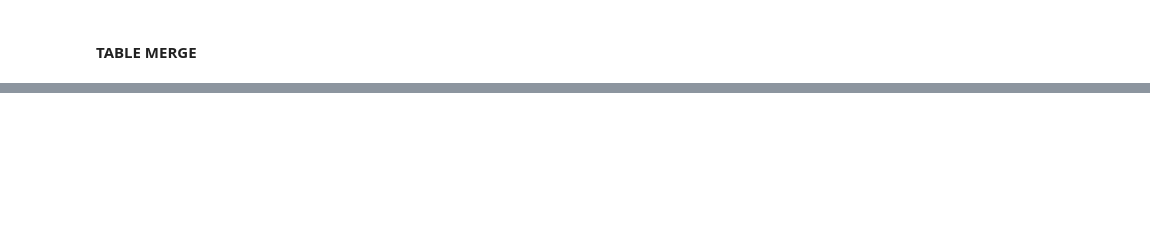
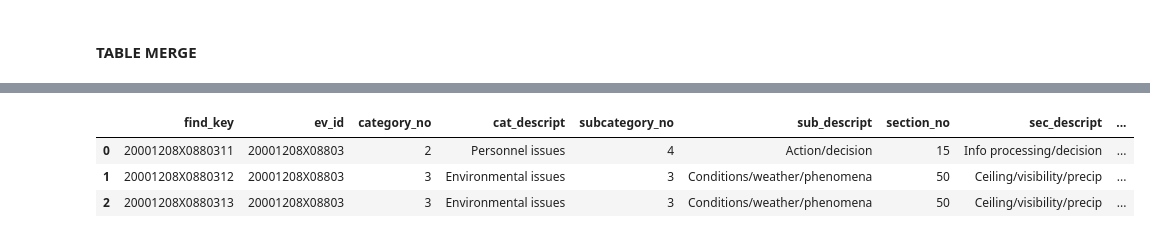
Before and after one commit to birr-data/capstone2, a Jupyter notebook: notebooks/1.3-mjg-data-wrangling.ipynb, the cells around one changed output, grey strips where cells are left out. Saved outputs shown, nothing was run; the diff lists cells and outputs as text; code cells hidden in the pictures; blank space fills up the shorter version.

Commit message:
Update: Update 1.3 nb - final merge setup.

```diff
--- a/notebooks/1.3-mjg-data-wrangling.ipynb
+++ b/notebooks/1.3-mjg-data-wrangling.ipynb
@@ -958,0 +965,34 @@ aircrew
+# %%
+# import csv generated files for each table and merge into working df.
+
+aircraft_file = 'D:/cap/capstone2/data/interim/aircraft.csv'
+aircraft_df = pd.read_csv(aircraft_file, encoding = 'Windows-1252', low_memory = False)
+
+crew_file = 'D:/cap/capstone2/data/interim/crew.csv'
+crew_df = pd.read_csv(crew_file, encoding = 'Windows-1252', low_memory = False)
+
+event_file = 'D:/cap/capstone2/data/interim/event.csv'
+event_df = pd.read_csv(event_file, encoding = 'Windows-1252', low_memory = False)
+
+findings_file = 'D:/cap/capstone2/data/interim/findings.csv'
+findings_df = pd.read_csv(findings_file, encoding = 'Windows-1252', low_memory = False)
+
+ratings_file = 'D:/cap/capstone2/data/interim/ratings.csv'
+ratings_df = pd.read_csv(ratings_file, encoding = 'Windows-1252', low_memory = False)
+
+#times.csv headers were edited to remove multi index in columns outside of Python environment
+times_file = 'D:/cap/capstone2/data/interim/times_edit.csv'
+times_df = pd.read_csv(times_file, encoding = 'Windows-1252', low_memory = False)
+
+pd.set_option('display.max_columns', None)
+
+# merge event data to findings data by event id.
+df = pd.merge(findings_df, event_df, how='left', on = 'ev_id')
+# merge aircraft data to to data by event id.
+df = pd.merge(df, aircraft_df, how='left', on = 'ev_id')
+# merge crew data to df data by event id.
+df = pd.merge(df, crew_df, how='left', on = 'ev_id')
+# merge ratings data to df data by pilot id.
+df = pd.merge(df, ratings_df, how='left', on='pilot_key')
+# merge times data to df data by pilot id.
+df = pd.merge(df, times_df, how='left', on='pilot_key')
@@ -958,0 +1024,7 @@ aircrew
+# %%
+df.head(3)
+# %% [output]
+|  | find_key | ev_id | category_no | cat_descript | subcategory_no | sub_descript | section_no | sec_descript | ... |
+| 0 | 20001208X0880311 | 20001208X08803 | 2 | Personnel issues | 4 | Action/decision | 15 | Info processing/decision | ... |
+| 1 | 20001208X0880312 | 20001208X08803 | 3 | Environmental issues | 3 | Conditions/weather/phenomena | 50 | Ceiling/visibility/precip | ... |
+| 2 | 20001208X0880313 | 20001208X08803 | 3 | Environmental issues | 3 | Conditions/weather/phenomena | 50 | Ceiling/visibility/precip | ... |
```
Also changed, not shown: parts of 52 cells of this notebook.
